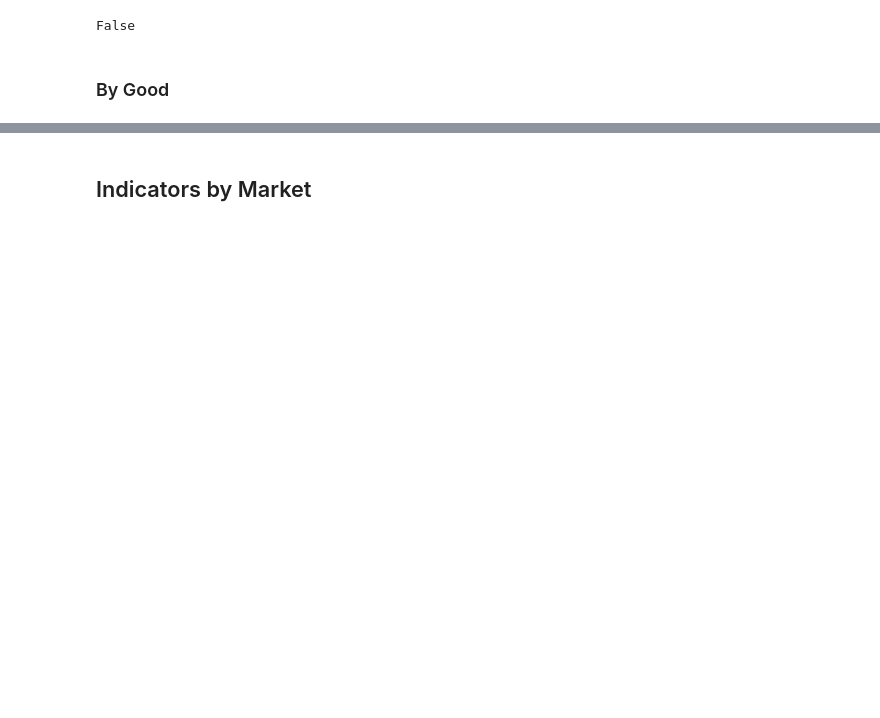
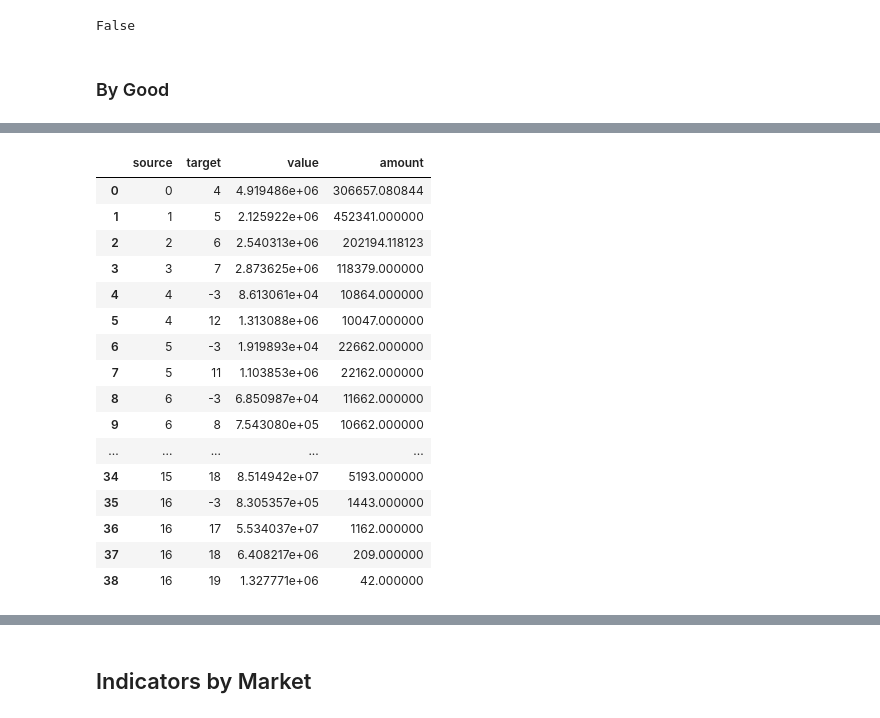
Before and after one commit to gerner/stellarpunk, a Jupyter notebook: notebook/econ_sim.ipynb, the cells around one changed output, grey strips where cells are left out. Cells and saved outputs as stored; diff of their text form; code cells hidden in the pictures; blank space fills up the shorter version.

```diff
--- a/notebook/econ_sim.ipynb
+++ b/notebook/econ_sim.ipynb
@@ -296,10 +330,31 @@ product_flow = augmented_transaction_df.groupby(["product", "buyer_product"])["v
 # discount intermediate sales by final sales
 # this represents, e.g., traders carrying goods from one station to another
 # if they completed their trade route we don't want to display that in the product flow graph
-final_sales = product_flow[product_flow["target"] != -3].groupby("source")["value"].sum()
+final_sales = product_flow[product_flow["target"] != -3].groupby("source")["amount"].sum()
 final_sales_df = pd.DataFrame(final_sales.rename("final_value")).reset_index()
 final_sales_df["target"] = -3
-product_flow["value"] = product_flow["value"] - product_flow.merge(final_sales_df, how="left", on=["source", "target"])["final_value"].fillna(0.)
+net_amount = (product_flow["amount"] - product_flow.merge(final_sales_df, how="left", on=["source", "target"])["final_value"].fillna(0.)).rename("net_amount")
+product_flow["value"] = (product_flow["value"] /product_flow["amount"]  * net_amount).rename("net_value")
+# %%
+product_flow
+# %% [output]
+|  | source | target | value | amount |
+| 0 | 0 | 4 | 4.919486e+06 | 306657.080844 |
+| 1 | 1 | 5 | 2.125922e+06 | 452341.000000 |
+| 2 | 2 | 6 | 2.540313e+06 | 202194.118123 |
+| 3 | 3 | 7 | 2.873625e+06 | 118379.000000 |
+| 4 | 4 | -3 | 8.613061e+04 | 10864.000000 |
+| 5 | 4 | 12 | 1.313088e+06 | 10047.000000 |
+| 6 | 5 | -3 | 1.919893e+04 | 22662.000000 |
+| 7 | 5 | 11 | 1.103853e+06 | 22162.000000 |
+| 8 | 6 | -3 | 6.850987e+04 | 11662.000000 |
+| 9 | 6 | 8 | 7.543080e+05 | 10662.000000 |
+| ... | ... | ... | ... | ... |
+| 34 | 15 | 18 | 8.514942e+07 | 5193.000000 |
+| 35 | 16 | -3 | 8.305357e+05 | 1443.000000 |
+| 36 | 16 | 17 | 5.534037e+07 | 1162.000000 |
+| 37 | 16 | 18 | 6.408217e+06 | 209.000000 |
+| 38 | 16 | 19 | 1.327771e+06 | 42.000000 |
 # %%
 set(agent_goods_df.columns) - set(product_flow["source"].unique())
 # %% [output]
```
Also changed, not shown: parts of 99 cells of this notebook, 3 other files.
